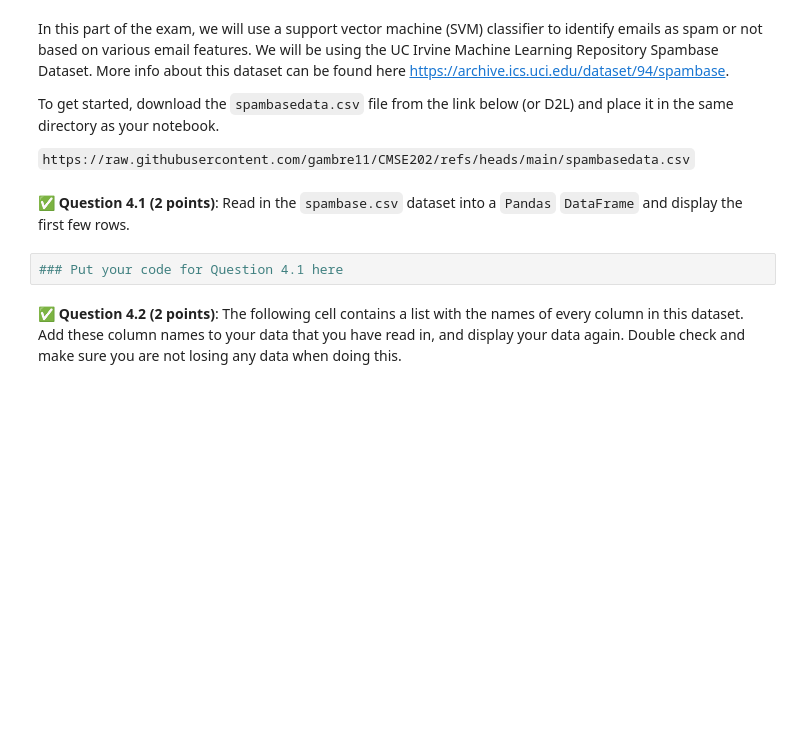
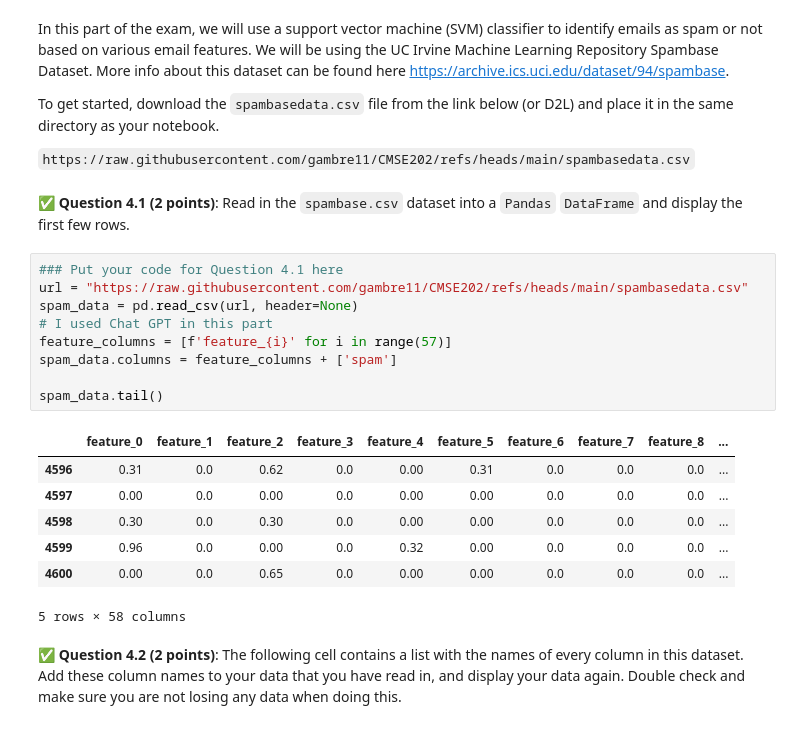
Before and after one commit to Xu-Jiongyang/cmse202-s25-turnin-final, a Jupyter notebook: CMSE202-Final-SS25-Section002-Jiongyang Xu.ipynb, the cells around one changed output. Saved outputs shown, nothing was run; the diff lists cells and outputs as text; blank space fills up the shorter version.

Commit message:
Committing Part 4

```diff
--- a/CMSE202-Final-SS25-Section002-Jiongyang Xu.ipynb
+++ b/CMSE202-Final-SS25-Section002-Jiongyang Xu.ipynb
@@ -330,8 +334,23 @@ To get started, download the `spambasedata.csv` file from the link below (or D2L
 `https://raw.githubusercontent.com/gambre11/CMSE202/refs/heads/main/spambasedata.csv`
 # %% [markdown]
 &#9989; **Question 4.1 (2 points)**: Read in the `spambase.csv` dataset into a `Pandas` `DataFrame` and display the first few rows.
-# %%
-### Put your code for Question 4.1 here
+# %%
+### Put your code for Question 4.1 here
+url = "https://raw.githubusercontent.com/gambre11/CMSE202/refs/heads/main/spambasedata.csv"
+spam_data = pd.read_csv(url, header=None)
+# I used Chat GPT in this part
+feature_columns = [f'feature_{i}' for i in range(57)]
+spam_data.columns = feature_columns + ['spam']
+
+spam_data.tail()
+# %% [output]
+|  | feature_0 | feature_1 | feature_2 | feature_3 | feature_4 | feature_5 | feature_6 | feature_7 | feature_8 | ... |
+| 4596 | 0.31 | 0.0 | 0.62 | 0.0 | 0.00 | 0.31 | 0.0 | 0.0 | 0.0 | ... |
+| 4597 | 0.00 | 0.0 | 0.00 | 0.0 | 0.00 | 0.00 | 0.0 | 0.0 | 0.0 | ... |
+| 4598 | 0.30 | 0.0 | 0.30 | 0.0 | 0.00 | 0.00 | 0.0 | 0.0 | 0.0 | ... |
+| 4599 | 0.96 | 0.0 | 0.00 | 0.0 | 0.32 | 0.00 | 0.0 | 0.0 | 0.0 | ... |
+| 4600 | 0.00 | 0.0 | 0.65 | 0.0 | 0.00 | 0.00 | 0.0 | 0.0 | 0.0 | ... |
+5 rows × 58 columns
 # %% [markdown]
 &#9989; **Question 4.2 (2 points)**: The following cell contains a list with the names of every column in this dataset. Add these column names to your data that you have read in, and display your data again. Double check and make sure you are not losing any data when doing this.
 # %%
```
Also changed, not shown: parts of 21 cells of this notebook, 1 other file.
